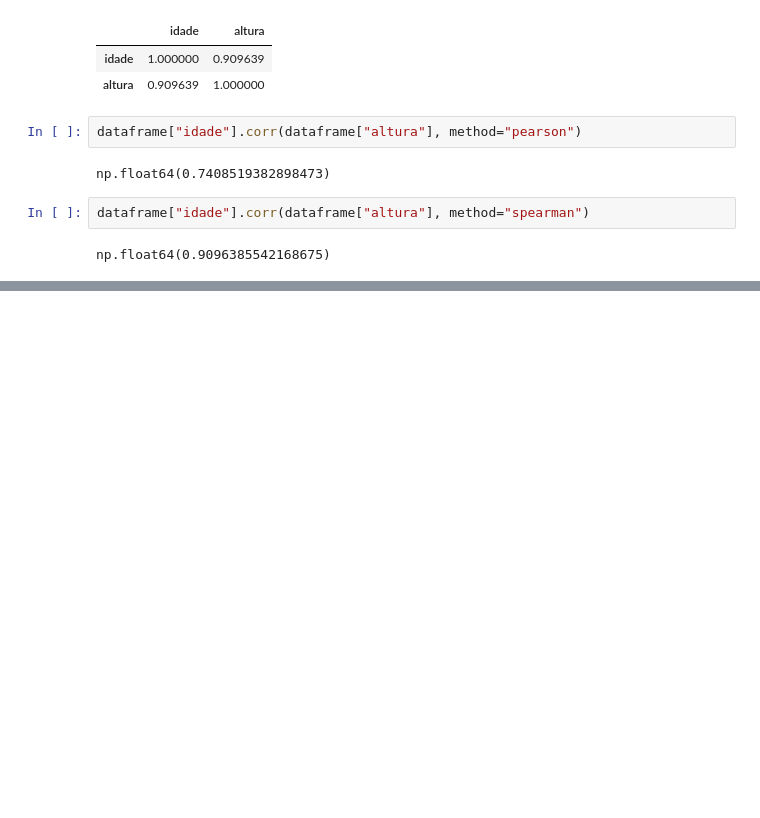
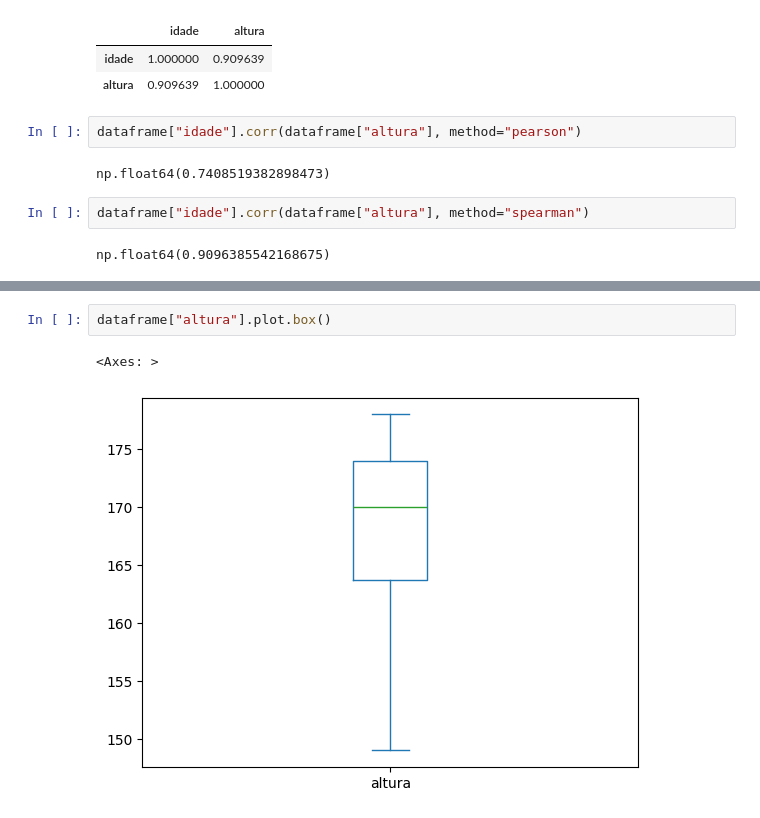
Before and after one commit to Pedro-Antonio-Dev/DataAnalysis, a Jupyter notebook: estatisticaAplicada/estatistica.ipynb, the cells around one changed output, grey strips where cells are left out. Drawn from its saved outputs; the diff is of its cells as text; blank space fills up the shorter version.

```diff
--- a/estatisticaAplicada/estatistica.ipynb
+++ b/estatisticaAplicada/estatistica.ipynb
@@ -170,0 +193,5 @@ np.float64(0.9096385542168675)
+# %%
+dataframe["altura"].plot.box()
+# %% [output]
+<Axes: >
+[figure, added]
```
Also changed, not shown: parts of 7 cells of this notebook.
